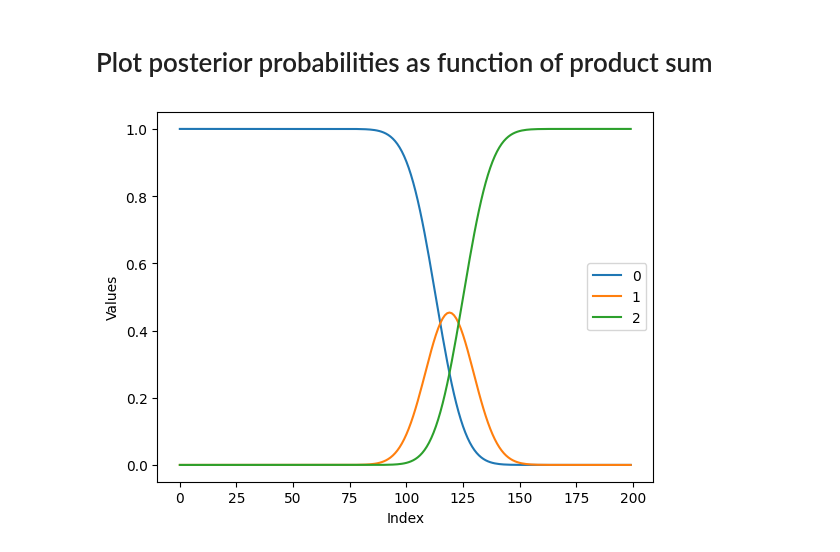
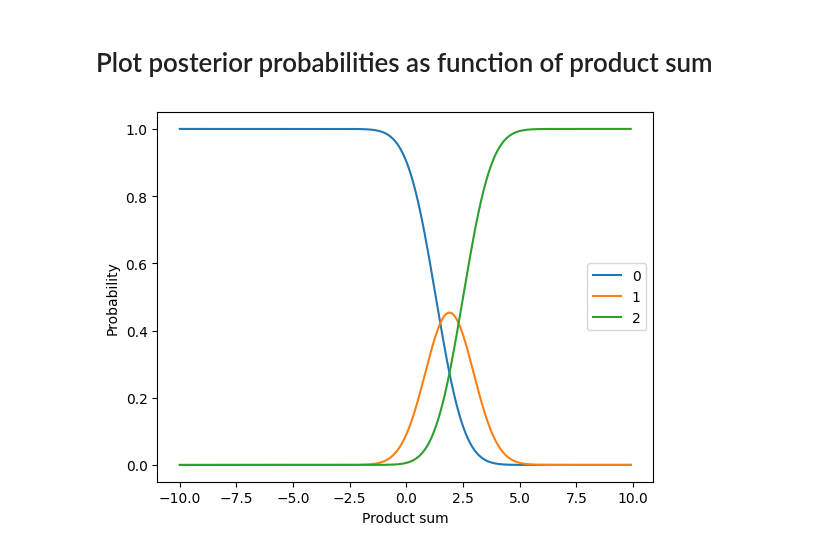
Before and after one commit to alex-berman/swespine-prediction-tool, a Jupyter notebook: probit_exploration/ProbitExploration.ipynb, the cells around one changed output. Cells and saved outputs as stored; diff of their text form; code cells hidden in the pictures.

```diff
--- a/probit_exploration/ProbitExploration.ipynb
+++ b/probit_exploration/ProbitExploration.ipynb
@@ -44,20 +44,20 @@ predicted_probs
 # %%
 import numpy as np
 import matplotlib.pyplot as plt
 
 thresh = mod_prob.transform_threshold_params(res_prob.params)
-xb = np.arange(-10, 10, .1)
-xb = xb[:, None]
+product_sum = np.arange(-10, 10, .1)
+xb = product_sum[:, None]
 low = thresh[:-1] - xb
 upp = thresh[1:] - xb
 posteriors = mod_prob.prob(low, upp)
 
-plt.plot(posteriors[:, 0], label='0')
-plt.plot(posteriors[:, 1], label='1')
-plt.plot(posteriors[:, 2], label='2')
-plt.xlabel('Index')
-plt.ylabel('Values')
+plt.plot(product_sum, posteriors[:, 0], label='0')
+plt.plot(product_sum, posteriors[:, 1], label='1')
+plt.plot(product_sum, posteriors[:, 2], label='2')
+plt.xlabel('Product sum')
+plt.ylabel('Probability')
 plt.legend()
 plt.show()
 # %% [output]
-[figure, old version]
+[figure, new version]
```
